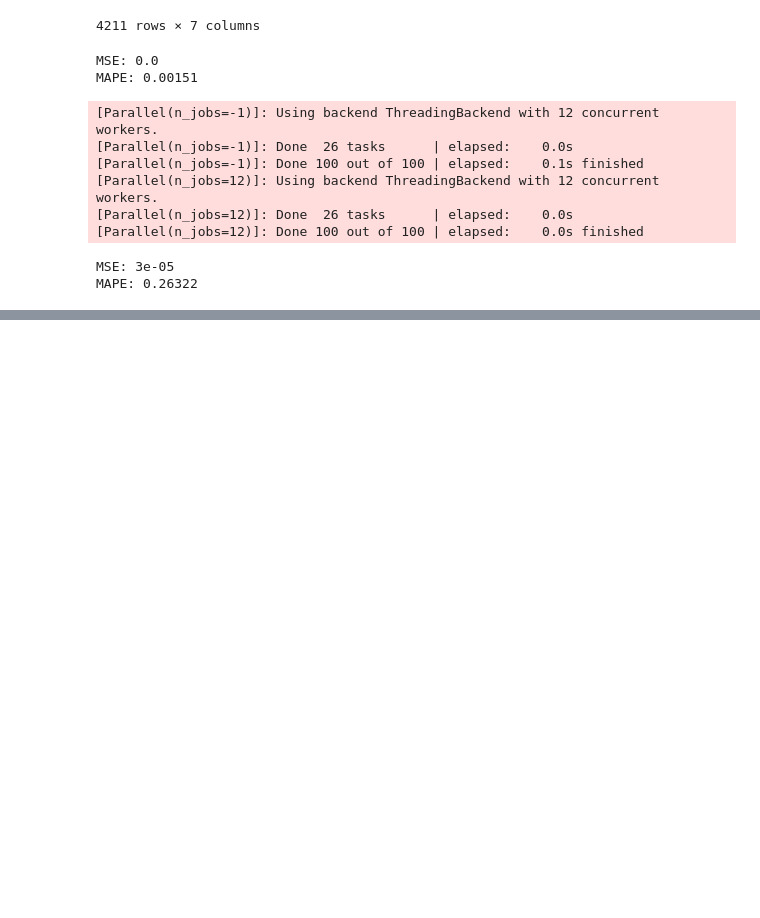
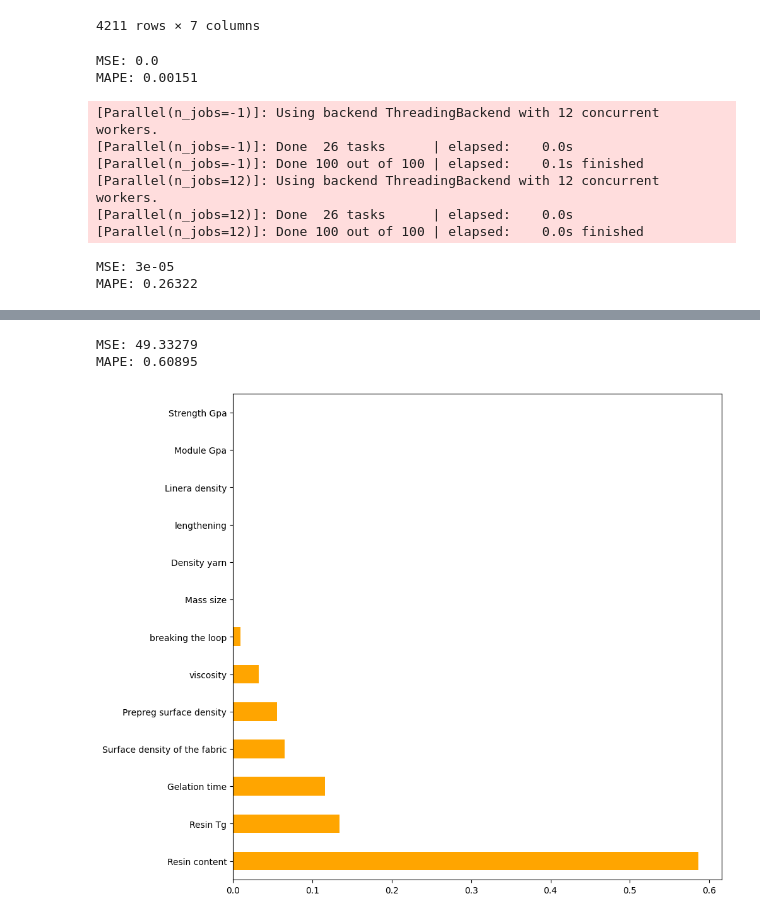
Before and after one commit to AleksandrFrom/DS, a Jupyter notebook: model for CFRP/project for CFRP_vol3.ipynb, the cells around one changed output, grey strips where cells are left out. Drawn from its saved outputs; the diff is of its cells as text; code cells hidden in the pictures; blank space fills up the shorter version.

Commit message:
new models

```diff
--- a/model for CFRP/project for CFRP_vol3.ipynb
+++ b/model for CFRP/project for CFRP_vol3.ipynb
@@ -335,3 +337,26 @@ print('MAPE:', round(mean_absolute_percentage_error(y_test, y_pred), 5))
 # %% [output]
 MSE: 3e-05
 MAPE: 0.26322
+# %%
+#обучение модели для определения плотности углепластика
+
+train_data = df_vacuum.drop(['technology', 'Module_plastik ',
+       'LSS', 'Plastik_Tg', 'Thickness_monolayer', 'density'], axis=1)
+
+X = train_data.drop(['Strength_plastik'], axis=1)
+y = train_data.Strength_plastik.values
+
+# воспользуемся специальной функцие train_test_split для разделения тестовых данных
+# выделим 20% данных на валидацию (параметр test_size)
+X_train, X_test, y_train, y_test = train_test_split(
+    X, y, test_size=0.2, random_state=RANDOM_SEED)
+
+# обучаем модель на тестовом наборе данных
+model_rf.fit(X_train, y_train)
+
+# предсказанные значения записываем в переменную y_pred
+y_pred = model_rf.predict(X_test)
+
+print('MSE:', round(mean_squared_error(y_test, y_pred), 5))
+
+print('MAPE:', round(mean_absolute_percentage_error(y_test, y_pred), 5))
@@ -337,0 +372,20 @@ MAPE: 0.26322
+# %%
+# обучаем модель на тестовом наборе данных
+model_lr.fit(X_train, y_train)
+
+# предсказанные значения записываем в переменную y_pred
+y_pred = model_lr.predict(X_test)
+
+print('MSE:', round(mean_squared_error(y_test, y_pred), 5))
+
+print('MAPE:', round(mean_absolute_percentage_error(y_test, y_pred), 5))
+# %% [output]
+MSE: 49.33279
+MAPE: 0.60895
+# %%
+# вывод признаков
+plt.rcParams['figure.figsize'] = (10,10)
+feat_importances = pd.Series(model_rf.feature_importances_, index=X.columns)
+feat_importances.nlargest(15).plot(kind='barh', color='orange');
+# %% [output]
+[figure, added]
```
Also changed, not shown: parts of 7 cells of this notebook, 1 other file.
